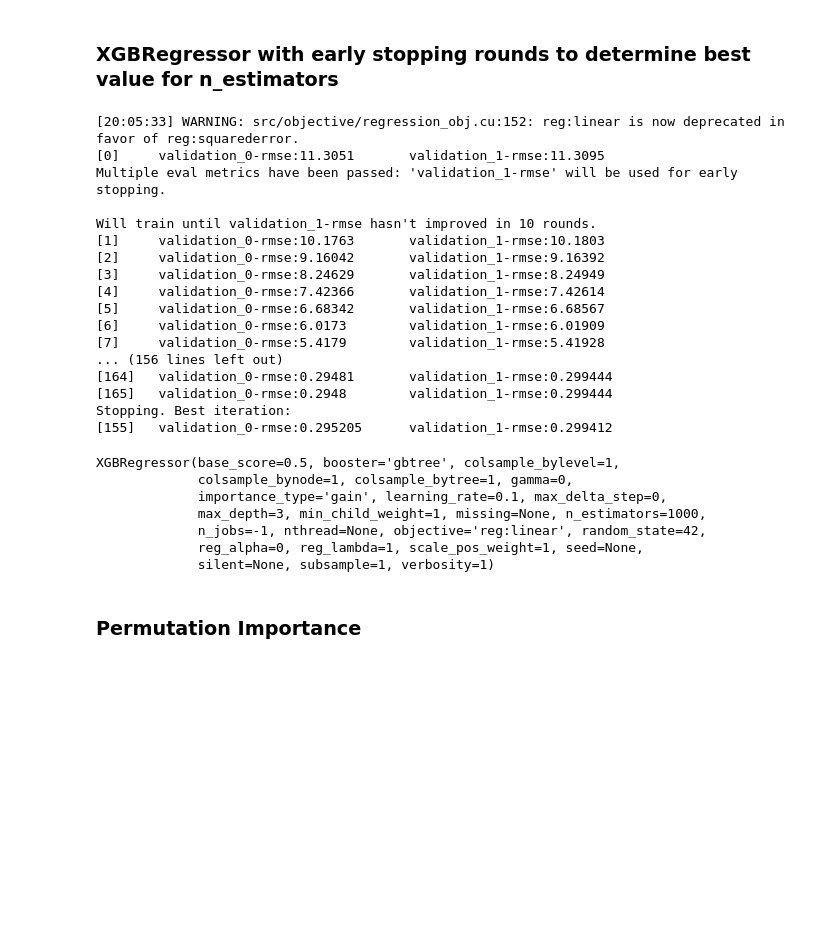
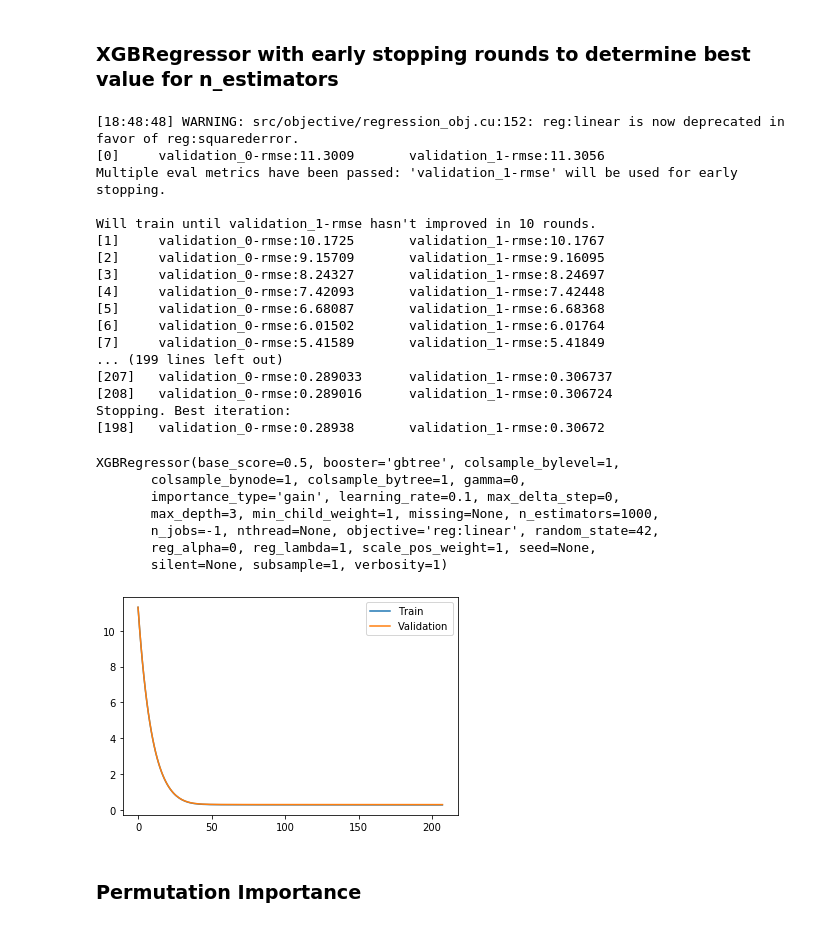
Before and after one commit to Rtrey29/DS5-plotly-temp, a Jupyter notebook: notebooks/Price_predictor_notebook.ipynb, the cells around one changed output. Saved outputs shown, nothing was run; the diff lists cells and outputs as text; code cells hidden in the pictures; blank space fills up the shorter version.

```diff
--- a/notebooks/Price_predictor_notebook.ipynb
+++ b/notebooks/Price_predictor_notebook.ipynb
@@ -120,7 +174,7 @@ warnings.simplefilter(action='ignore', category=FutureWarning)
 encoder = ce.OrdinalEncoder()
 X_train_encoded = encoder.fit_transform(X_train)
 X_val_encoded = encoder.transform(X_val)
-
+X_test_encoded = encoder.transform(X_test)
 eval_set = [(X_train_encoded, y_train_log),
             (X_val_encoded, y_val_log)]
 
@@ -128,21 +182,21 @@ model = XGBRegressor(n_estimators=1000, n_jobs=-1, random_state=42)
 model.fit(X_train_encoded, y_train_log, eval_set=eval_set, eval_metric='rmse',
           early_stopping_rounds=10)
 # %% [output]
-[20:05:33] WARNING: src/objective/regression_obj.cu:152: reg:linear is now deprecated in favor of reg:squarederror.
-[0]     validation_0-rmse:11.3051       validation_1-rmse:11.3095
+[18:48:48] WARNING: src/objective/regression_obj.cu:152: reg:linear is now deprecated in favor of reg:squarederror.
+[0]     validation_0-rmse:11.3009       validation_1-rmse:11.3056
 Multiple eval metrics have been passed: 'validation_1-rmse' will be used for early stopping.
 
 Will train until validation_1-rmse hasn't improved in 10 rounds.
-[1]     validation_0-rmse:10.1763       validation_1-rmse:10.1803
-[2]     validation_0-rmse:9.16042       validation_1-rmse:9.16392
-[3]     validation_0-rmse:8.24629       validation_1-rmse:8.24949
-[4]     validation_0-rmse:7.42366       validation_1-rmse:7.42614
-[5]     validation_0-rmse:6.68342       validation_1-rmse:6.68567
-[6]     validation_0-rmse:6.0173        validation_1-rmse:6.01909
-[7]     validation_0-rmse:5.4179        validation_1-rmse:5.41928
-... (156 lines left out)
-[164]   validation_0-rmse:0.29481       validation_1-rmse:0.299444
-[165]   validation_0-rmse:0.2948        validation_1-rmse:0.299444
+[1]     validation_0-rmse:10.1725       validation_1-rmse:10.1767
+[2]     validation_0-rmse:9.15709       validation_1-rmse:9.16095
+[3]     validation_0-rmse:8.24327       validation_1-rmse:8.24697
+[4]     validation_0-rmse:7.42093       validation_1-rmse:7.42448
+[5]     validation_0-rmse:6.68087       validation_1-rmse:6.68368
+[6]     validation_0-rmse:6.01502       validation_1-rmse:6.01764
+[7]     validation_0-rmse:5.41589       validation_1-rmse:5.41849
+... (199 lines left out)
+[207]   validation_0-rmse:0.289033      validation_1-rmse:0.306737
+[208]   validation_0-rmse:0.289016      validation_1-rmse:0.306724
 Stopping. Best iteration:
-[155]   validation_0-rmse:0.295205      validation_1-rmse:0.299412
+[198]   validation_0-rmse:0.28938       validation_1-rmse:0.30672
 XGBRegressor(base_score=0.5, booster='gbtree', colsample_bylevel=1,
@@ -155,3 +209,13 @@ XGBRegressor(base_score=0.5, booster='gbtree', colsample_bylevel=1,
+# %%
+results = model.evals_result()
+train_rmse = results['validation_0']['rmse']
+val_rmse = results['validation_1']['rmse']
+epoch = range(len(train_rmse))
+plt.plot(epoch, train_rmse, label='Train')
+plt.plot(epoch, val_rmse, label='Validation')
+plt.legend();
+# %% [output]
+[figure, added]
 # %% [markdown]
 ### Permutation Importance
 # %%
```
Also changed, not shown: parts of 44 cells of this notebook, 15 other files.
